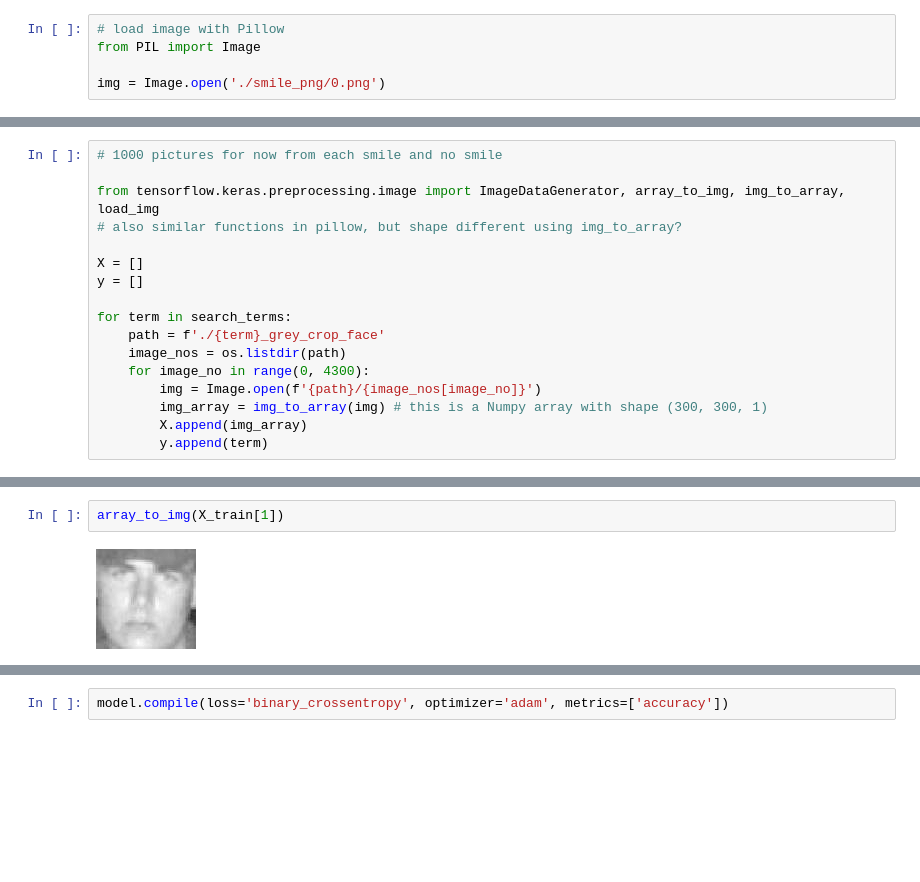
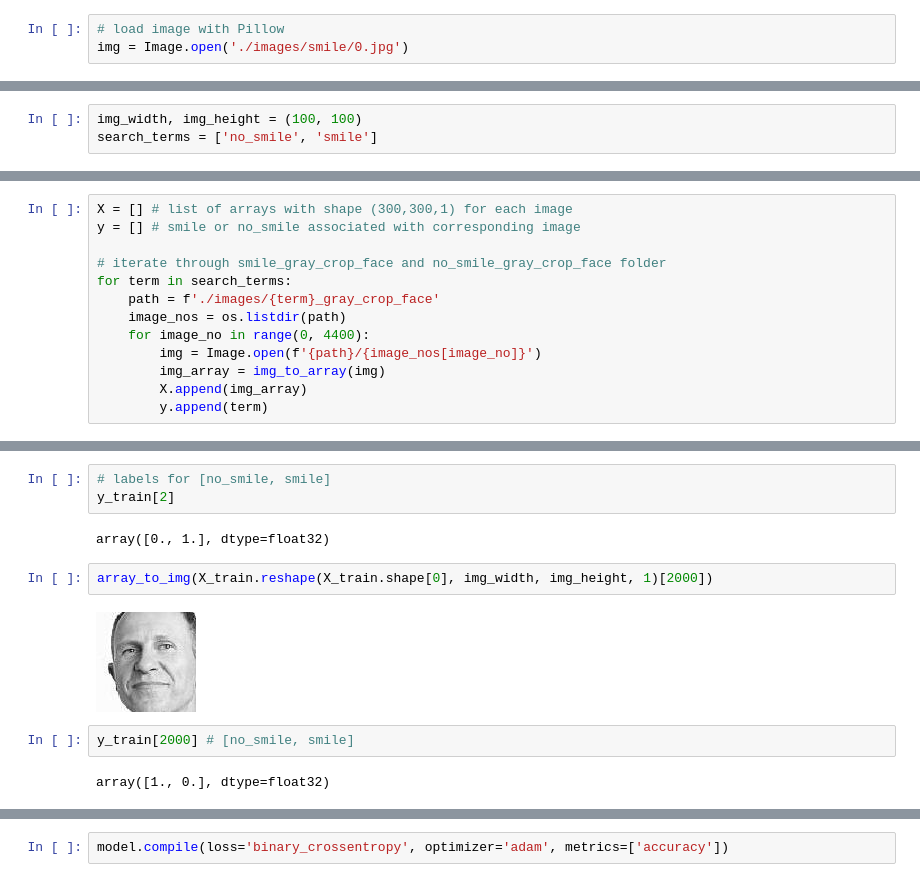
Before and after one commit to audreymychan/djsmile, a Jupyter notebook: cnn_model_training.ipynb, the cells around one changed output, grey strips where cells are left out. Cells and saved outputs as stored; diff of their text form; blank space fills up the shorter version.

```diff
--- a/cnn_model_training.ipynb
+++ b/cnn_model_training.ipynb
@@ -25,8 +37,6 @@ Pillow Version: 5.4.1
 # %%
 # load image with Pillow
-from PIL import Image
-
-img = Image.open('./smile_png/0.png')
+img = Image.open('./images/smile/0.jpg')
 # %%
 # summarize some details about the image
 from __future__ import print_function
@@ -67 +84,4 @@ import face_recognition
+# %%
+img_width, img_height = (100, 100)
+search_terms = ['no_smile', 'smile']
 # %%
@@ -140,18 +143,14 @@ datagen = ImageDataGenerator(
 # %%
-# 1000 pictures for now from each smile and no smile
+X = [] # list of arrays with shape (300,300,1) for each image
+y = [] # smile or no_smile associated with corresponding image
 
-from tensorflow.keras.preprocessing.image import ImageDataGenerator, array_to_img, img_to_array, load_img
-# also similar functions in pillow, but shape different using img_to_array?
-
-X = []
-y = []
-
+# iterate through smile_gray_crop_face and no_smile_gray_crop_face folder
 for term in search_terms:
-    path = f'./{term}_grey_crop_face'
+    path = f'./images/{term}_gray_crop_face'
     image_nos = os.listdir(path)
-    for image_no in range(0, 4300):
+    for image_no in range(0, 4400):
         img = Image.open(f'{path}/{image_nos[image_no]}')
-        img_array = img_to_array(img) # this is a Numpy array with shape (300, 300, 1)
+        img_array = img_to_array(img)
         X.append(img_array)
         y.append(term)
 # %%
@@ -267,4 +249,13 @@ array([[1., 0.],
+# %%
+# labels for [no_smile, smile]
+y_train[2]
+# %% [output]
+array([0., 1.], dtype=float32)
 # %%
-array_to_img(X_train[1])
+array_to_img(X_train.reshape(X_train.shape[0], img_width, img_height, 1)[2000])
 # %% [output]
-[figure, old version]
+[figure, new version]
+# %%
+y_train[2000] # [no_smile, smile]
+# %% [output]
+array([1., 0.], dtype=float32)
```
Also changed, not shown: parts of 97 cells of this notebook.
